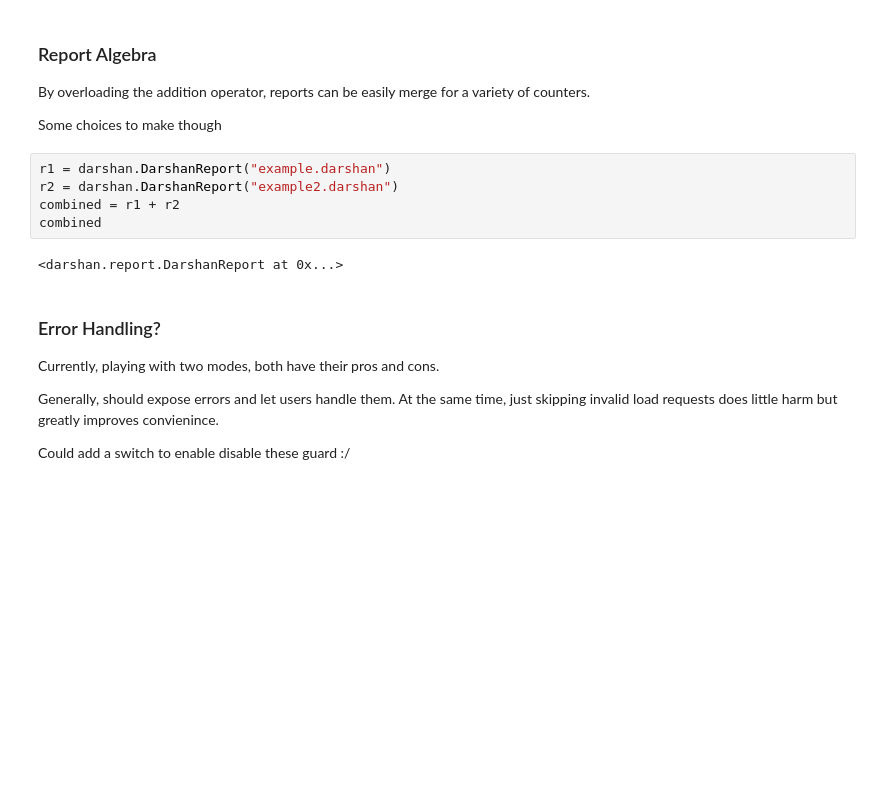
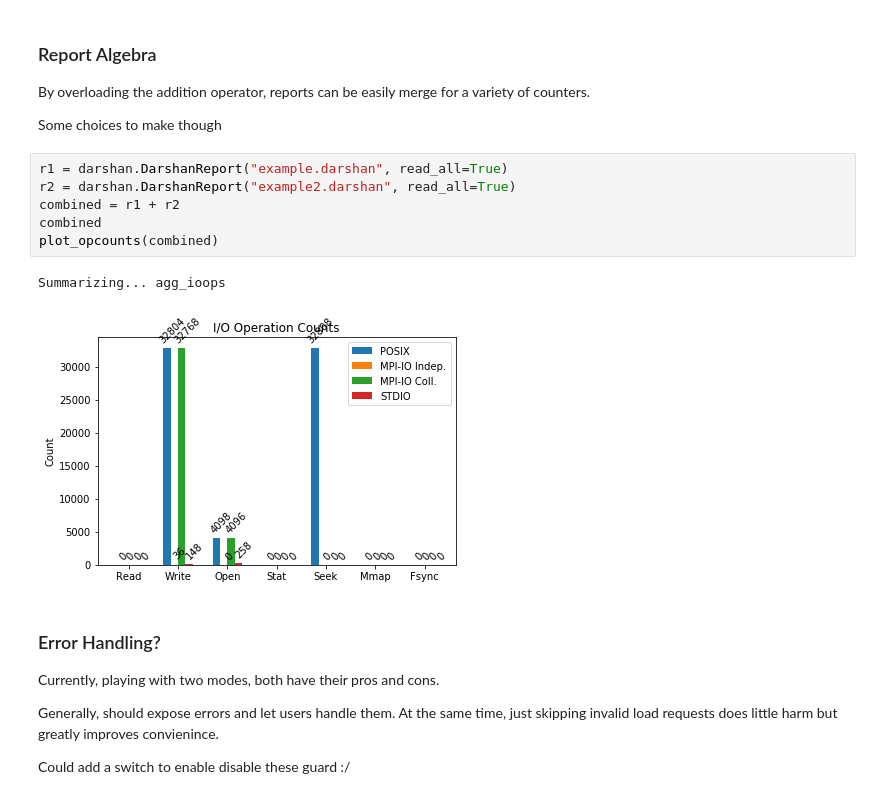
Before and after one commit to darshan-hpc/darshan, a Jupyter notebook: darshan-util/pydarshan/examples/01_darshan-introduction.ipynb, the cells around one changed output. Drawn from its saved outputs; the diff is of its cells as text; blank space fills up the shorter version.

```diff
--- a/darshan-util/pydarshan/examples/01_darshan-introduction.ipynb
+++ b/darshan-util/pydarshan/examples/01_darshan-introduction.ipynb
@@ -176,12 +157,14 @@ By overloading the addition operator, reports can be easily merge for a variety
 
 Some choices to make though
 # %%
-r1 = darshan.DarshanReport("example.darshan")
-r2 = darshan.DarshanReport("example2.darshan")
+r1 = darshan.DarshanReport("example.darshan", read_all=True)
+r2 = darshan.DarshanReport("example2.darshan", read_all=True)
 combined = r1 + r2
 combined
+plot_opcounts(combined)
 # %% [output]
-<darshan.report.DarshanReport at 0x...>
+Summarizing... agg_ioops
+[figure, added]
 # %% [markdown]
 ### Error Handling?
 
```
Also changed, not shown: parts of 20 cells of this notebook, 16 other files.
